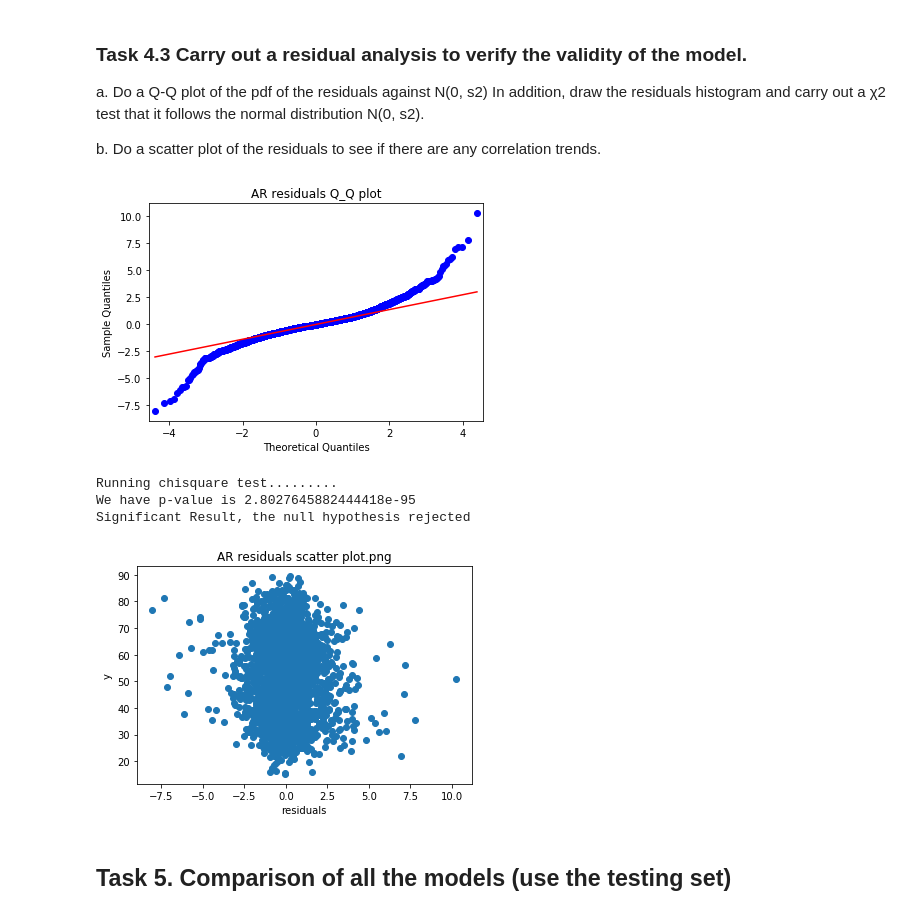
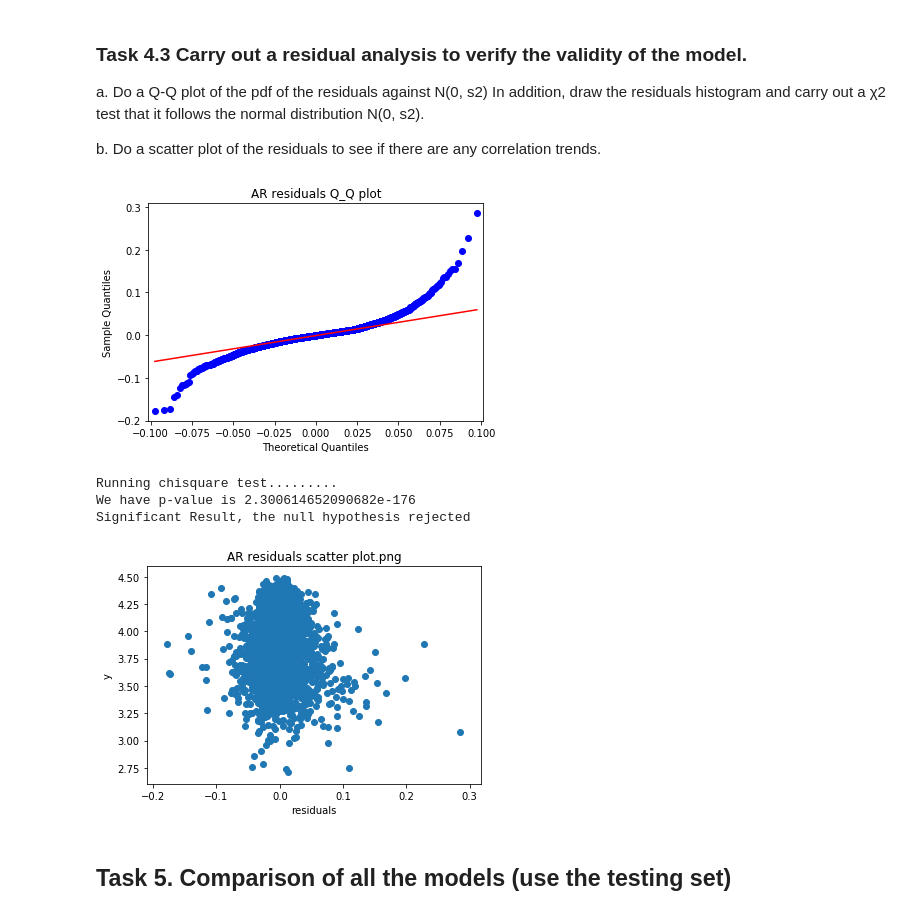
Before and after one commit to justin830827/IoT-Analytics, a Jupyter notebook: Forecasting/Forecasting.ipynb, the cells around one changed output. Cells and saved outputs as stored; diff of their text form; code cells hidden in the pictures.

```diff
--- a/Forecasting/Forecasting.ipynb
+++ b/Forecasting/Forecasting.ipynb
@@ -58,0 +62,5 @@ plot_timeseries(data, 'Temp. Time Series plot')
+# %%
+data['log'] = np.log(data['Temperature'])
+data['log_diff'] = data['log'] - data['log'].shift(1)
+trans_data = data['log']
+plot_timeseries(trans_data, 'Temp. Time Series plot (trans)')
@@ -96,11 +106,11 @@ Rejecting the null hypothesis means that the process has no unit root, and in tu
 # %%
 def data_split(data):
     rows = len(data.index)
-    train = data['Temperature'][:int(rows*0.7)]
-    test = data['Temperature'][int(rows*0.7)+1:].reset_index().drop(columns=['index']).iloc[:,0]
+    train = data[:int(rows*0.7)].reset_index().drop(columns=['index']).iloc[:,0]
+    test = data[int(rows*0.7)+1:].reset_index().drop(columns=['index']).iloc[:,0]
     return train, test
 
-train, test = data_split(data)
+train, test = data_split(trans_data)
 # %% [markdown]
 ### Task 2.1 Apply the simple moving average model to the training data set, for a given k.
 # %%
@@ -261,0 +292,3 @@ AR.3            7.9106           +0.0000j            7.9106            0.0000
+# %%
+ar_residuals = train - AR_fit.fittedvalues
+ar_residuals.describe()
@@ -276,39 +331,39 @@ b. Do a scatter plot of the residuals to see if there are any correlation trends
 # %%
 def plot_qqplot(error, title):
     sm.qqplot(error,loc=0,scale=np.sqrt(np.var(error)),line='q')
     plt.title('{} Q_Q plot'.format(title))
     plt.savefig('{} Q_Q plot.png'.format(title))
     plt.show()
 
 def chisquare_test(x):
     print ("\nRunning chisquare test.........")
     k2, p = stats.normaltest(x)
     alpha = 0.05
     print('We have p-value is {}'.format(p))
 
     if p > alpha:
         print("Not Significant Result, failed to reject the null hypothesis")
     else:
         print("Significant Result, the null hypothesis rejected")
 
 def plot_scatter(error, y_predict, title):
     plt.scatter(error,y_predict)
     plt.xlabel('residuals')
     plt.ylabel('y')
     plt.title('{} scatter plot.png'.format(title))
     plt.savefig('{} scatter plot.png'.format(title))
     plt.show()
 
 # Residuals analysis
-plot_qqplot(AR_fit.resid, 'AR residuals')
-chisquare_test(AR_fit.resid)
-plot_scatter(AR_fit.resid, AR_fit.fittedvalues, 'AR residuals')
+plot_qqplot(ar_residuals, 'AR residuals')
+chisquare_test(ar_residuals)
+plot_scatter(ar_residuals, AR_fit.fittedvalues, 'AR residuals')
 # %% [output]
-[figure, old version]
+[figure, new version]
 Running chisquare test.........
-We have p-value is 2.8027645882444418e-95
+We have p-value is 2.300614652090682e-176
 Significant Result, the null hypothesis rejected
-[figure, old version]
+[figure, new version]
 # %% [markdown]
 ## Task 5. Comparison of all the models (use the testing set)
 # %%
```
Also changed, not shown: parts of 19 cells of this notebook, 12 other files.
